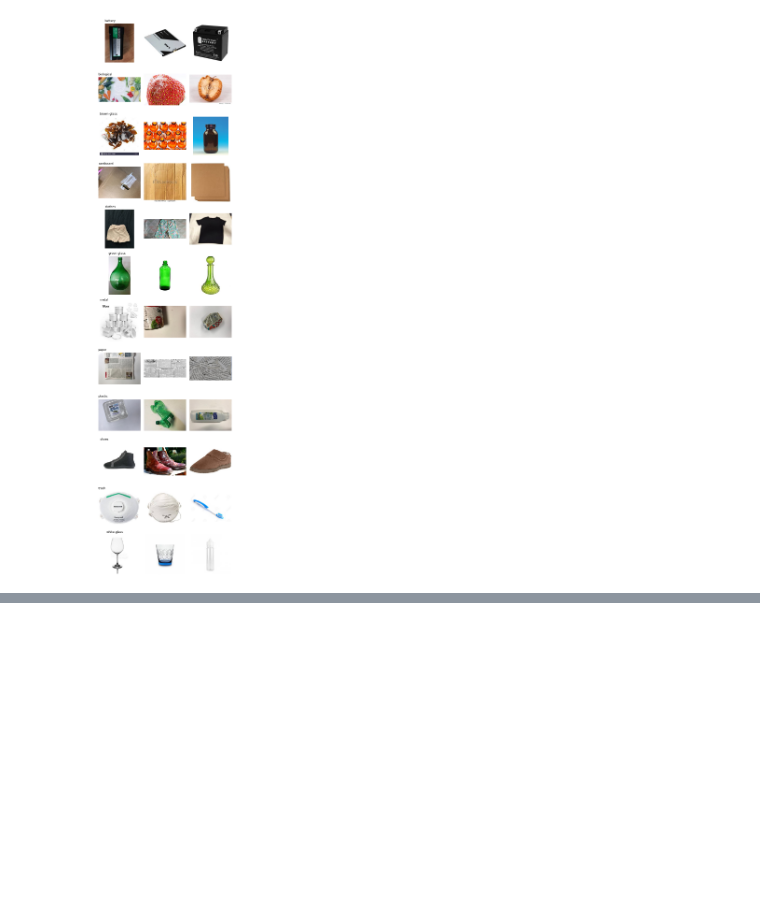
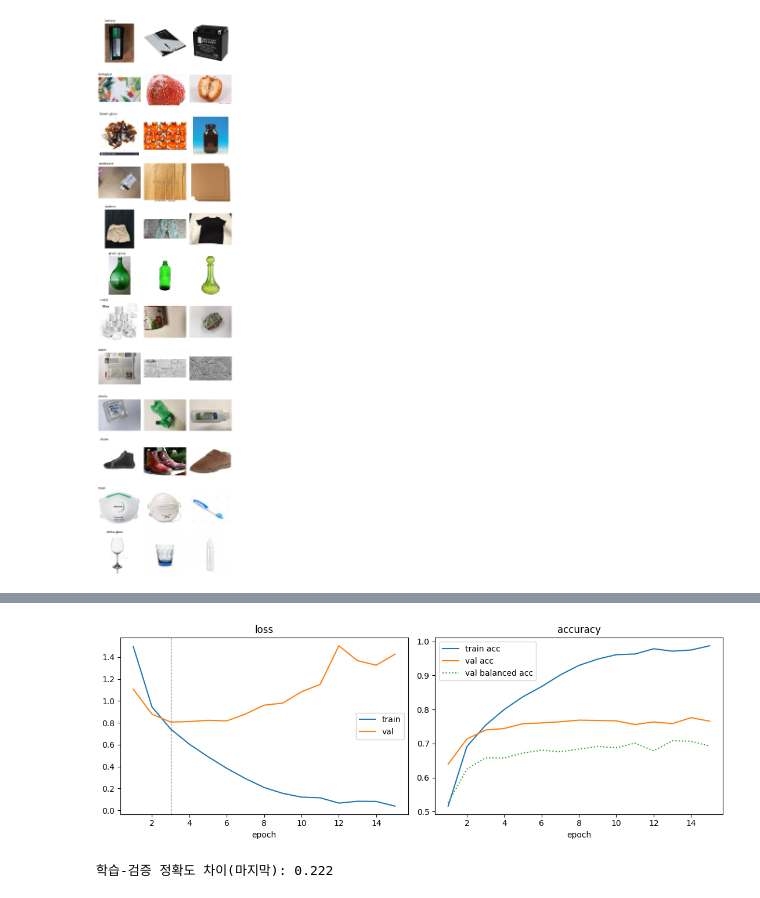
Before and after one commit to hyunwook3910/hackathon, a Jupyter notebook: trash_classfication.ipynb, the cells around one changed output, grey strips where cells are left out. Drawn from its saved outputs; the diff is of its cells as text; code cells hidden in the pictures; blank space fills up the shorter version.

```diff
--- a/trash_classfication.ipynb
+++ b/trash_classfication.ipynb
@@ -112,0 +176,14 @@ plt.show()
+# %%
+def channel_stats(X, idx, chunk=512):
+    s = torch.zeros(3); s2 = torch.zeros(3); n = 0
+    for i in range(0, len(idx), chunk):
+        b = X[idx[i:i + chunk]].float() / 255.0         # (b, 3, H, W)
+        s  += b.sum(dim=(0, 2, 3))
+        s2 += (b ** 2).sum(dim=(0, 2, 3))
+        n  += b.shape[0] * b.shape[2] * b.shape[3]
+    mean = s / n
+    std = (s2 / n - mean ** 2).sqrt()
+    return mean, std
+
+mean, std = channel_stats(X, train_idx)
+print("mean:", mean, "std:", std)
@@ -112,0 +381,14 @@ plt.show()
+# %%
+ep_axis = range(1, EPOCHS + 1)
+fig, ax = plt.subplots(1, 2, figsize=(11, 4))
+ax[0].plot(ep_axis, hist["tr_loss"], label="train"); ax[0].plot(ep_axis, hist["va_loss"], label="val")
+ax[0].axvline(best_epoch, color="gray", ls="--", lw=0.8); ax[0].set_title("loss"); ax[0].legend()
+ax[1].plot(ep_axis, hist["tr_acc"], label="train acc"); ax[1].plot(ep_axis, hist["va_acc"], label="val acc")
+ax[1].plot(ep_axis, hist["va_bal"], label="val balanced acc", ls=":")
+ax[1].set_title("accuracy"); ax[1].legend()
+for a in ax: a.set_xlabel("epoch")
+plt.tight_layout(); plt.show()
+print("학습-검증 정확도 차이(마지막):", round(hist["tr_acc"][-1] - hist["va_acc"][-1], 3))
+# %% [output]
+[figure, added]
+학습-검증 정확도 차이(마지막): 0.222
```
Also changed, not shown: parts of 10 cells of this notebook.
